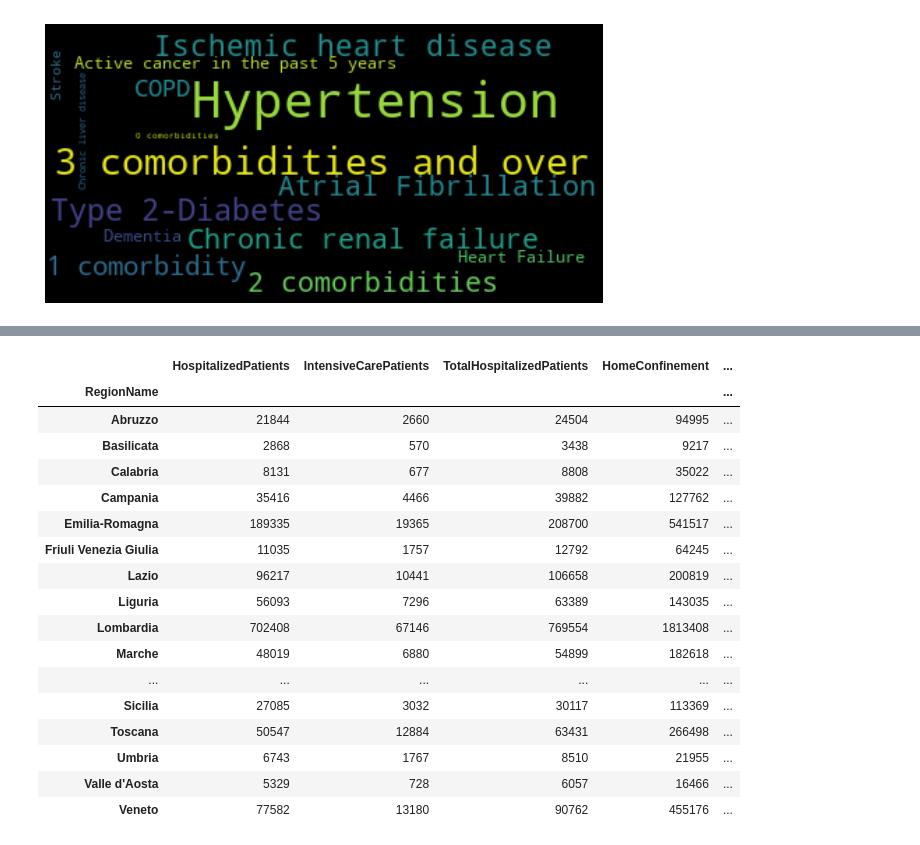
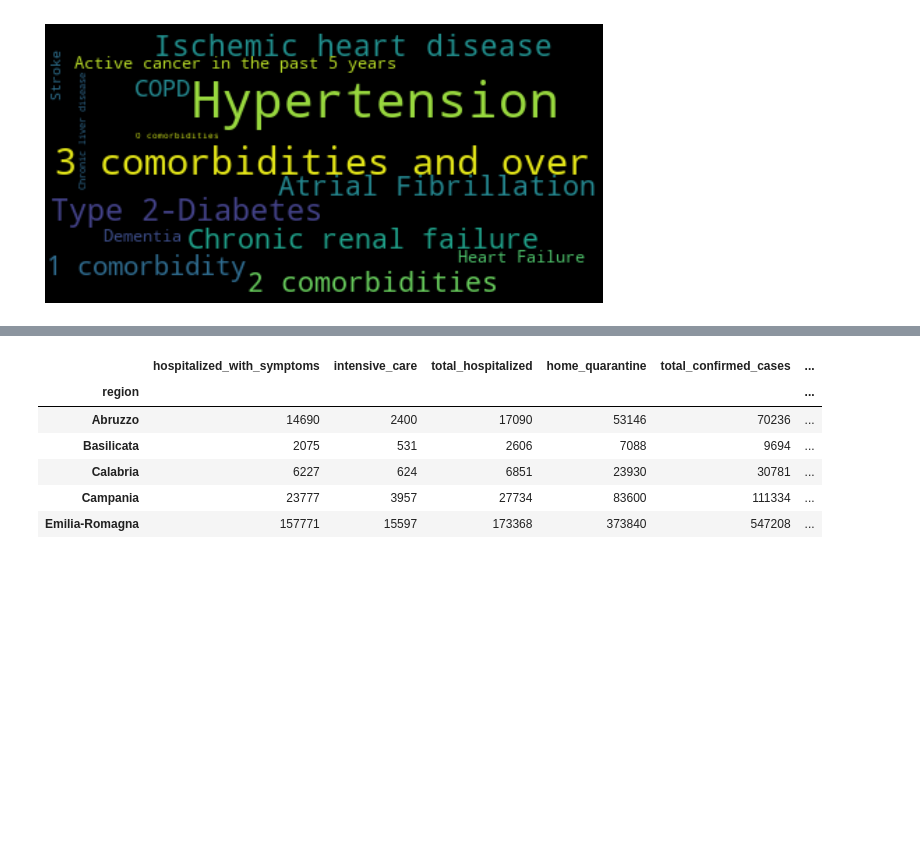
Before and after one commit to tizbid/COVID-19-Data-Analysis-, a Jupyter notebook: COVID-19 Data Analysis and Insights.ipynb, the cells around one changed output, grey strips where cells are left out. Cells and saved outputs as stored; diff of their text form; code cells hidden in the pictures; blank space fills up the shorter version.

```diff
--- a/COVID-19 Data Analysis and Insights.ipynb
+++ b/COVID-19 Data Analysis and Insights.ipynb
@@ -225,5 +199,6 @@ province
 # %%
 #Import Dataset
-df = pd.read_csv('italy.csv',index_col = 'Date')
+df = pd.read_csv('Data/covid19-ita-regions.csv',index_col = 'date')
+df_copy = df.copy()
 df.head()
 # %% [output]
@@ -396,24 +274,13 @@ test_per_region
 # %%
 #GSummary of covid related info from the dataset
-df_covid = df.copy().drop(columns = ['Latitude','Longitude','Country','RegionCode'],axis = 1)
-df_covid_summary=  pd.DataFrame(df_covid.groupby('RegionName').sum())
-df_covid_summary
+df_covid = df_copy.drop(columns = ['region_code','Unnamed: 0','lat','long','casi_testati','note_it','note_en'],axis = 1)
+df_covid_summary=  pd.DataFrame(df_covid.groupby('region').sum())
+df_covid_summary.head()
 # %% [output]
-|  | HospitalizedPatients | IntensiveCarePatients | TotalHospitalizedPatients | HomeConfinement | ... |
-| RegionName |  |  |  |  | ... |
-| Abruzzo | 21844 | 2660 | 24504 | 94995 | ... |
-| Basilicata | 2868 | 570 | 3438 | 9217 | ... |
-| Calabria | 8131 | 677 | 8808 | 35022 | ... |
-| Campania | 35416 | 4466 | 39882 | 127762 | ... |
-| Emilia-Romagna | 189335 | 19365 | 208700 | 541517 | ... |
-| Friuli Venezia Giulia | 11035 | 1757 | 12792 | 64245 | ... |
-| Lazio | 96217 | 10441 | 106658 | 200819 | ... |
-| Liguria | 56093 | 7296 | 63389 | 143035 | ... |
-| Lombardia | 702408 | 67146 | 769554 | 1813408 | ... |
-| Marche | 48019 | 6880 | 54899 | 182618 | ... |
-| ... | ... | ... | ... | ... | ... |
-| Sicilia | 27085 | 3032 | 30117 | 113369 | ... |
-| Toscana | 50547 | 12884 | 63431 | 266498 | ... |
-| Umbria | 6743 | 1767 | 8510 | 21955 | ... |
-| Valle d'Aosta | 5329 | 728 | 6057 | 16466 | ... |
-| Veneto | 77582 | 13180 | 90762 | 455176 | ... |
+|  | hospitalized_with_symptoms | intensive_care | total_hospitalized | home_quarantine | total_confirmed_cases | ... |
+| region |  |  |  |  |  | ... |
+| Abruzzo | 14690 | 2400 | 17090 | 53146 | 70236 | ... |
+| Basilicata | 2075 | 531 | 2606 | 7088 | 9694 | ... |
+| Calabria | 6227 | 624 | 6851 | 23930 | 30781 | ... |
+| Campania | 23777 | 3957 | 27734 | 83600 | 111334 | ... |
+| Emilia-Romagna | 157771 | 15597 | 173368 | 373840 | 547208 | ... |
```
Also changed, not shown: parts of 43 cells of this notebook.
